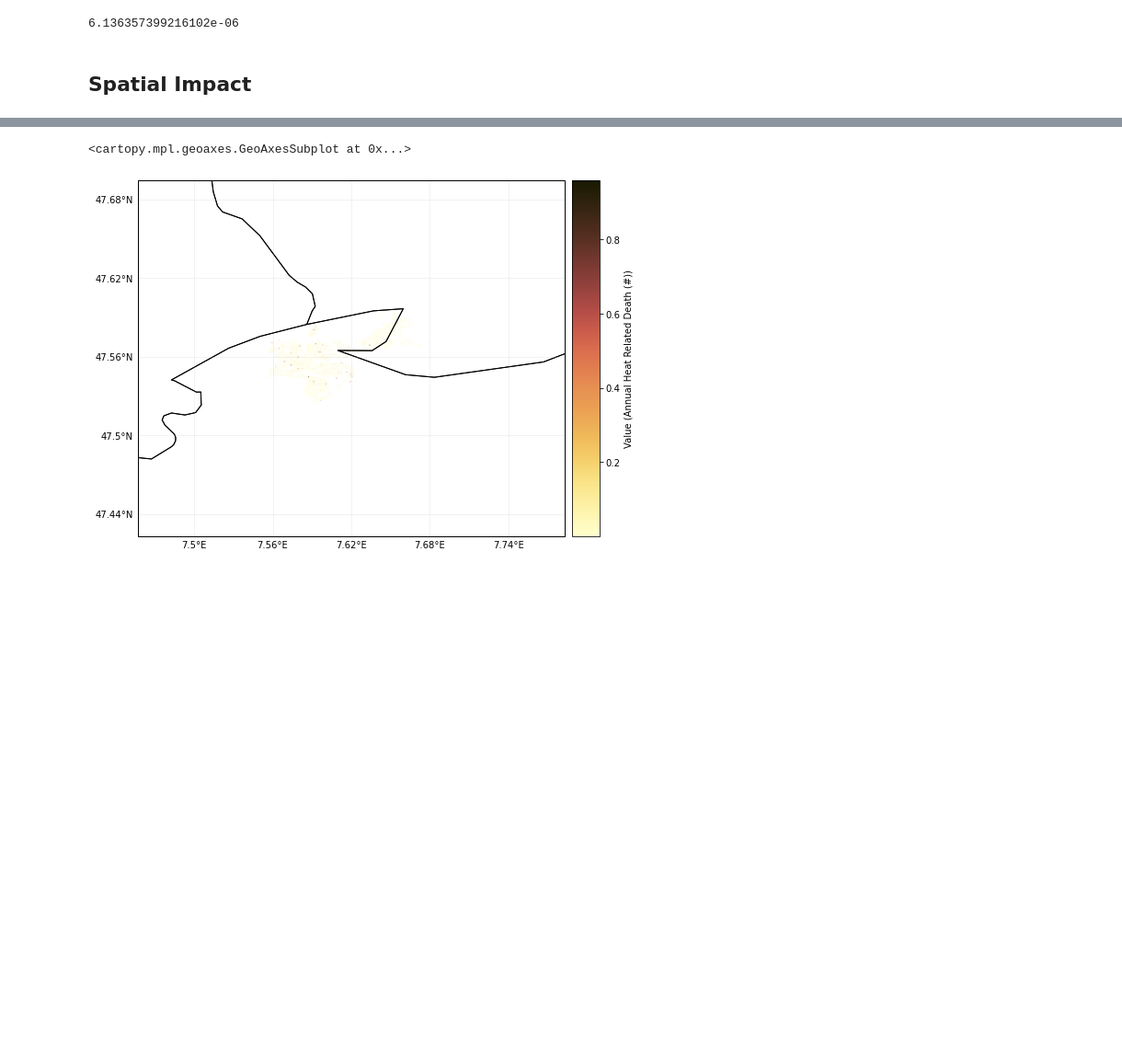
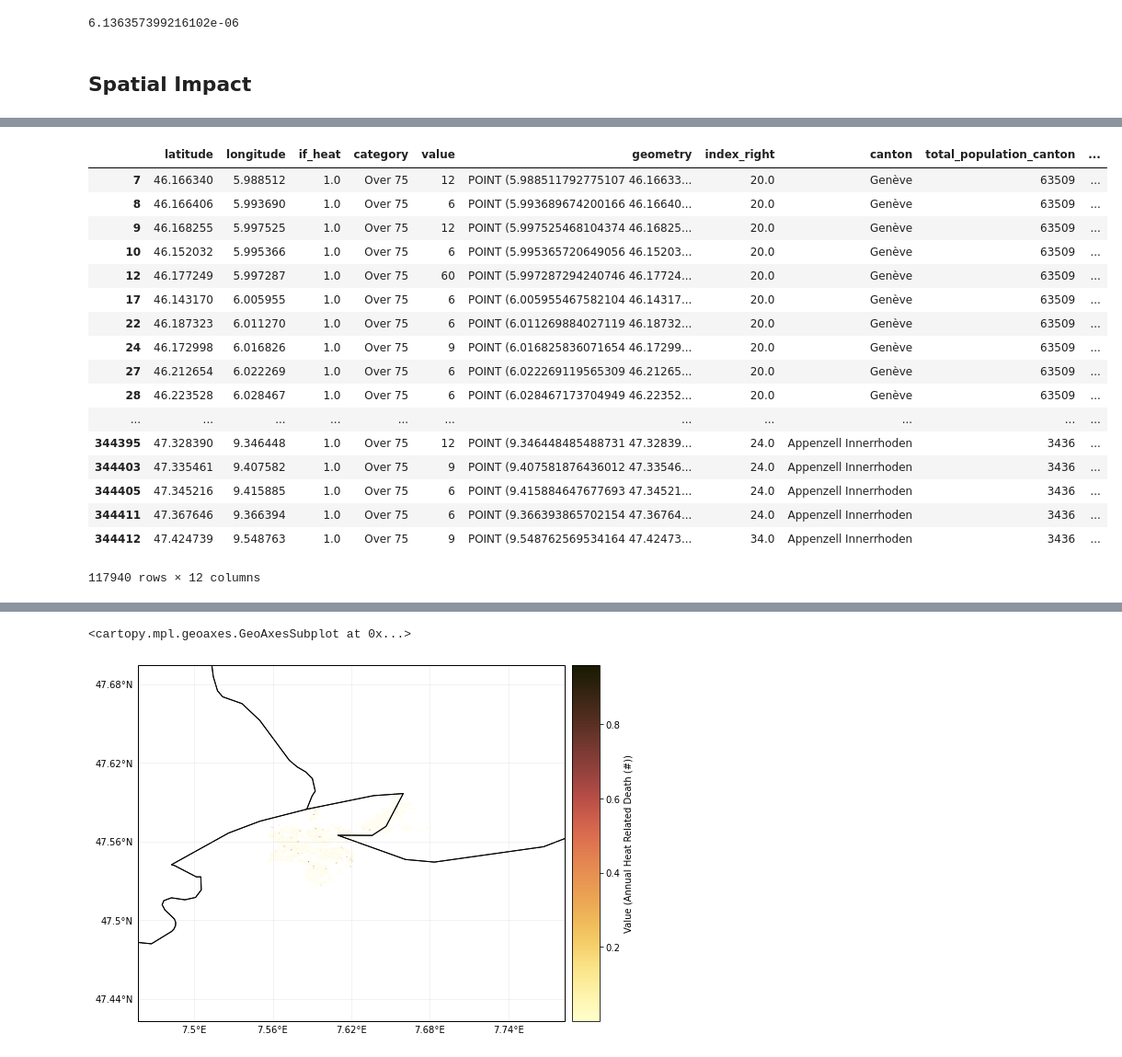
Before and after one commit to zeliest/heat_mortality_productivity_impacts, a Jupyter notebook: data_analysis/notebooks/results_mortality.ipynb, the cells around one changed output, grey strips where cells are left out. Shown: that part at 92% size. Saved outputs shown, nothing was run; the diff lists cells and outputs as text; code cells hidden in the pictures; blank space fills up the shorter version.

```diff
--- a/data_analysis/notebooks/results_mortality.ipynb
+++ b/data_analysis/notebooks/results_mortality.ipynb
@@ -113,0 +215,21 @@ impact.plot_hexbin_impact_exposure(pop_name=False, cmap=cm, buffer=0.1,vmax=0.02
+# %%
+test
+# %% [output]
+|  | latitude | longitude | if_heat | category | value | geometry | index_right | canton | total_population_canton | ... |
+| 7 | 46.166340 | 5.988512 | 1.0 | Over 75 | 12 | POINT (5.988511792775107 46.16633... | 20.0 | Genève | 63509 | ... |
+| 8 | 46.166406 | 5.993690 | 1.0 | Over 75 | 6 | POINT (5.993689674200166 46.16640... | 20.0 | Genève | 63509 | ... |
+| 9 | 46.168255 | 5.997525 | 1.0 | Over 75 | 12 | POINT (5.997525468104374 46.16825... | 20.0 | Genève | 63509 | ... |
+| 10 | 46.152032 | 5.995366 | 1.0 | Over 75 | 6 | POINT (5.995365720649056 46.15203... | 20.0 | Genève | 63509 | ... |
+| 12 | 46.177249 | 5.997287 | 1.0 | Over 75 | 60 | POINT (5.997287294240746 46.17724... | 20.0 | Genève | 63509 | ... |
+| 17 | 46.143170 | 6.005955 | 1.0 | Over 75 | 6 | POINT (6.005955467582104 46.14317... | 20.0 | Genève | 63509 | ... |
+| 22 | 46.187323 | 6.011270 | 1.0 | Over 75 | 6 | POINT (6.011269884027119 46.18732... | 20.0 | Genève | 63509 | ... |
+| 24 | 46.172998 | 6.016826 | 1.0 | Over 75 | 9 | POINT (6.016825836071654 46.17299... | 20.0 | Genève | 63509 | ... |
+| 27 | 46.212654 | 6.022269 | 1.0 | Over 75 | 6 | POINT (6.022269119565309 46.21265... | 20.0 | Genève | 63509 | ... |
+| 28 | 46.223528 | 6.028467 | 1.0 | Over 75 | 6 | POINT (6.028467173704949 46.22352... | 20.0 | Genève | 63509 | ... |
+| ... | ... | ... | ... | ... | ... | ... | ... | ... | ... | ... |
+| 344395 | 47.328390 | 9.346448 | 1.0 | Over 75 | 12 | POINT (9.346448485488731 47.32839... | 24.0 | Appenzell Innerrhoden | 3436 | ... |
+| 344403 | 47.335461 | 9.407582 | 1.0 | Over 75 | 9 | POINT (9.407581876436012 47.33546... | 24.0 | Appenzell Innerrhoden | 3436 | ... |
+| 344405 | 47.345216 | 9.415885 | 1.0 | Over 75 | 6 | POINT (9.415884647677693 47.34521... | 24.0 | Appenzell Innerrhoden | 3436 | ... |
+| 344411 | 47.367646 | 9.366394 | 1.0 | Over 75 | 6 | POINT (9.366393865702154 47.36764... | 24.0 | Appenzell Innerrhoden | 3436 | ... |
+| 344412 | 47.424739 | 9.548763 | 1.0 | Over 75 | 9 | POINT (9.548762569534164 47.42473... | 34.0 | Appenzell Innerrhoden | 3436 | ... |
+117940 rows × 12 columns
```
Also changed, not shown: parts of 15 cells of this notebook.
